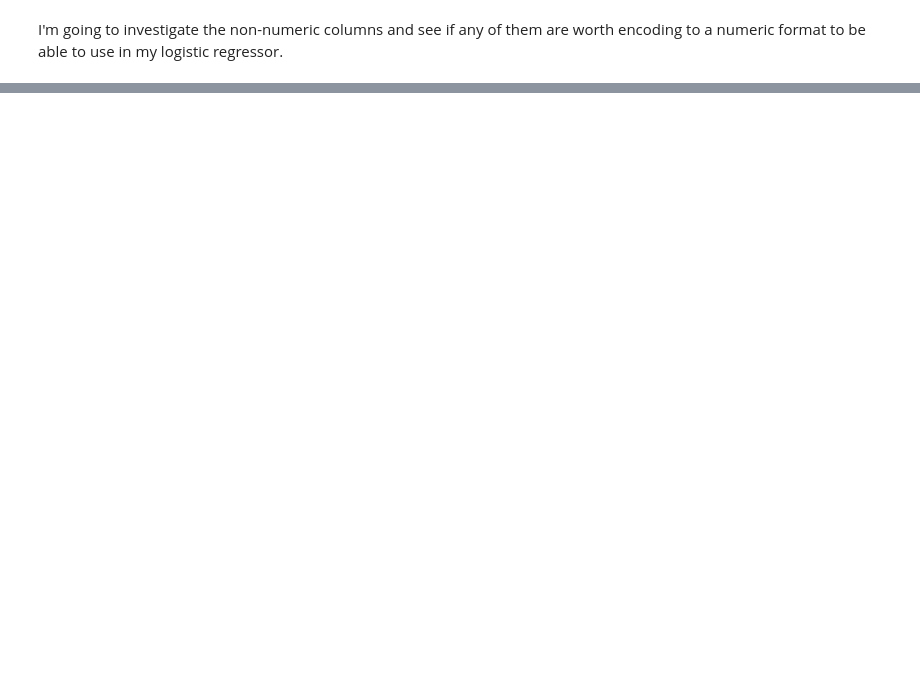
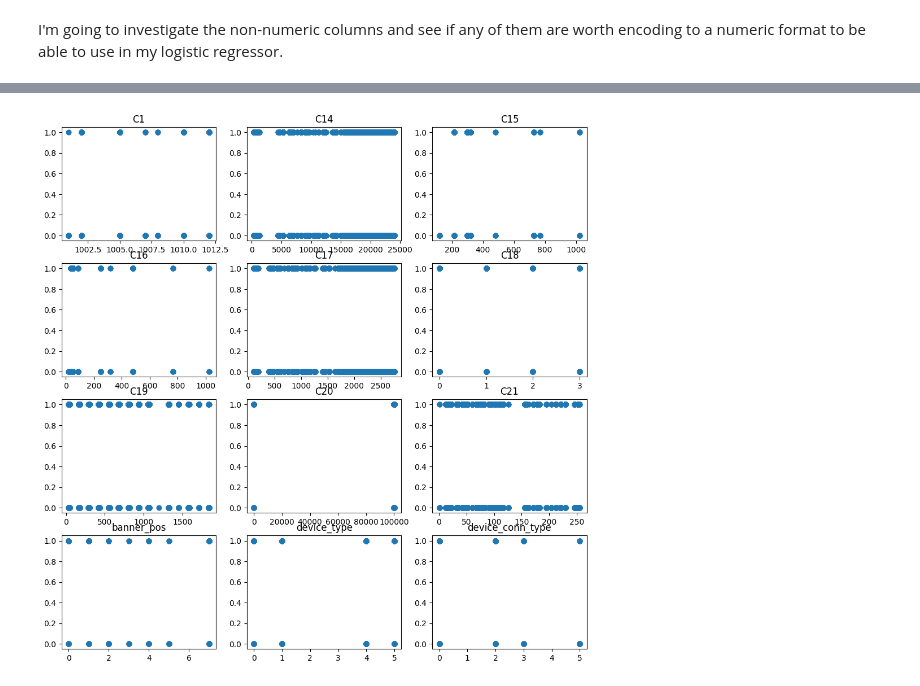
Before and after one commit to Dolphcode/cs-370-repo, a Jupyter notebook: assignments/assignment-1/part-B.ipynb, the cells around one changed output, grey strips where cells are left out. Saved outputs shown, nothing was run; the diff lists cells and outputs as text; code cells hidden in the pictures; blank space fills up the shorter version.

```diff
--- a/assignments/assignment-1/part-B.ipynb
+++ b/assignments/assignment-1/part-B.ipynb
@@ -200,13 +76,0 @@ I did some testing and unfortunately I still can't load the entire dataset, so w
-# %%
-# Load a portion of the train data into a dataframe
-CHUNK_SIZE = 10 ** 6
-SAMPLE_SIZE = 10 ** 4
-partial_data_sample = pd.DataFrame()
-
-with pd.read_csv("./data/train.gz", compression="gzip", chunksize=CHUNK_SIZE) as reader:
-    for chunk in reader:
-        data = chunk.sample(SAMPLE_SIZE)
-        partial_data_sample = pd.concat([partial_data_sample, data])
-
-# Preprocess the test data
-partial_data_sample.to_csv("./data/train_sample.gz", compression="gzip")
@@ -303,9 +76,0 @@ In the code below I split the train set into a training and testing batch.
-# %%
-# Save the test set
-TEST_PROP = 0.2 # Fix the test set to be 20% of the dataset
-
-# Generate the train and test sets (and preprocess)
-train_data = preprocess(pd.read_csv('./data/train_sample.gz', compression="gzip"))[['C15', 'hour', 'click']]
-train_count = len(train_data)
-test_set = train_data.sample(int(TEST_PROP * train_count))
-train_set = train_data.drop(test_set.index)
@@ -367,0 +94,20 @@ KeyboardInterrupt:
+# %%
+fig, axes = plt.subplots(4, 3, figsize=(12, 12))
+
+# Used to generate a single labeled plot
+def gen_plot(axis, category, data):
+    axis.scatter(data[category], data.click)
+    axis.set_title(category)
+
+# The layout of plots
+cols_organized = [["C1", "C14", "C15"],
+                  ["C16", "C17", "C18"],
+                  ["C19", "C20", "C21"],
+                  ["banner_pos", "device_type", "device_conn_type"]]
+
+# Iterate and plot all my plots
+for row in range(4):
+    for col in range(3):
+        gen_plot(axes[row][col], cols_organized[row][col], train_data)
+# %% [output]
+[figure, added]
```
Also changed, not shown: parts of 77 cells of this notebook, 2 other files.
